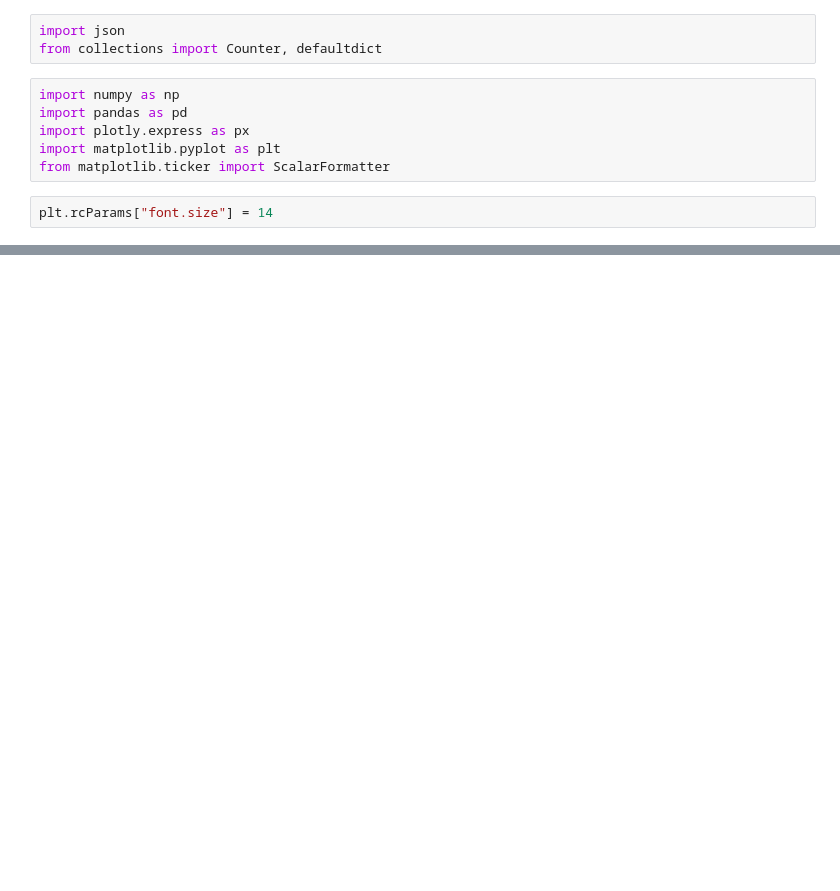
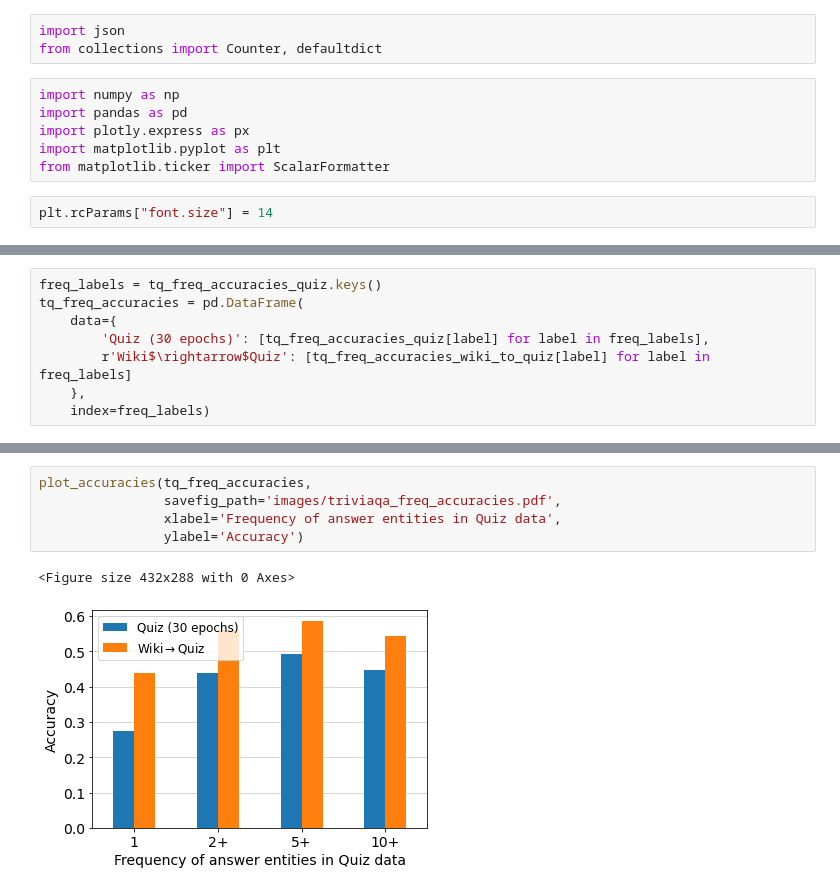
Before and after one commit to singletongue/closed-book-qa, a Jupyter notebook: analysis.ipynb, the cells around one changed output, grey strips where cells are left out. Cells and saved outputs as stored; diff of their text form; blank space fills up the shorter version.

```diff
--- a/analysis.ipynb
+++ b/analysis.ipynb
@@ -187,0 +271,8 @@ plt.savefig('images/accuracy_sid.pdf', bbox_inches='tight')
+# %%
+freq_labels = tq_freq_accuracies_quiz.keys()
+tq_freq_accuracies = pd.DataFrame(
+    data={
+        'Quiz (30 epochs)': [tq_freq_accuracies_quiz[label] for label in freq_labels],
+        r'Wiki$\rightarrow$Quiz': [tq_freq_accuracies_wiki_to_quiz[label] for label in freq_labels]
+    },
+    index=freq_labels)
@@ -187,0 +287,8 @@ plt.savefig('images/accuracy_sid.pdf', bbox_inches='tight')
+# %%
+plot_accuracies(tq_freq_accuracies,
+                savefig_path='images/triviaqa_freq_accuracies.pdf',
+                xlabel='Frequency of answer entities in Quiz data',
+                ylabel='Accuracy')
+# %% [output]
+<Figure size 432x288 with 0 Axes>
+[figure, added]
```
Also changed, not shown: parts of 64 cells of this notebook, 47 other files.
